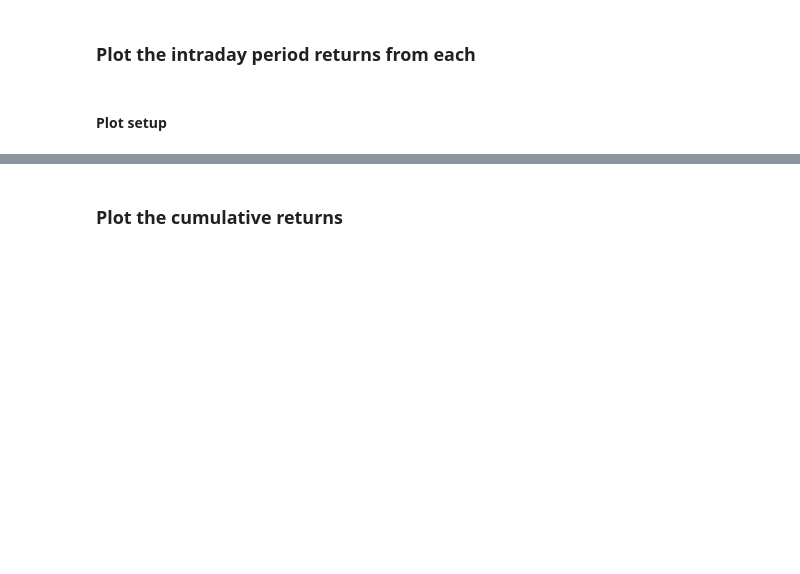
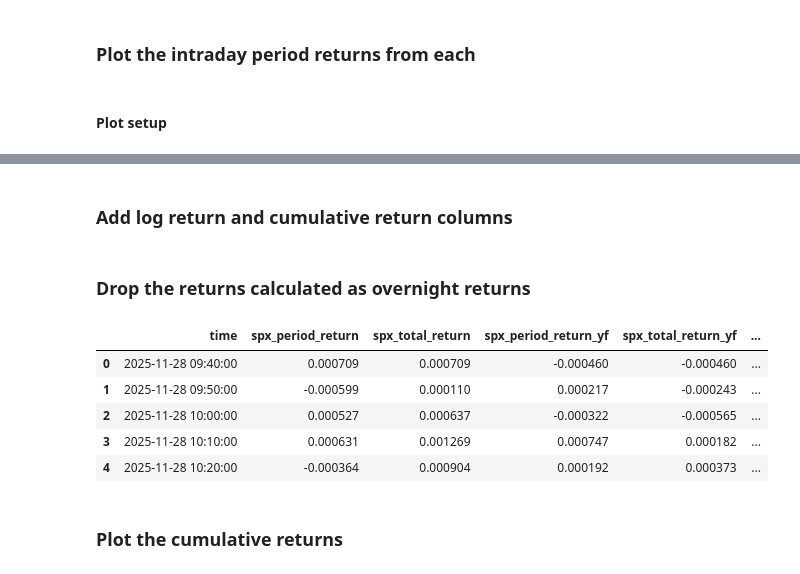
Before and after one commit to danielhalm1407/Risk-Control-Using-a-Bayesian-Joint-Quantile-Time-Series-Model-For-Asset-Returns, a Jupyter notebook: notebooks/NB02_Backtest_Intraday.ipynb, the cells around one changed output, grey strips where cells are left out. Drawn from its saved outputs; the diff is of its cells as text; code cells hidden in the pictures; blank space fills up the shorter version.

```diff
--- a/notebooks/NB02_Backtest_Intraday.ipynb
+++ b/notebooks/NB02_Backtest_Intraday.ipynb
@@ -308,0 +324,5 @@ KeyError: 'time'
+# %%
+# drop empty rows
+intraday_data_v2 = intraday_data.copy().dropna().reset_index().drop('index', axis=1)
+# %% [markdown]
+### Add log return and cumulative return columns
@@ -309,3 +367,25 @@ KeyError: 'time'
+# %% [markdown]
+### Drop the returns calculated as overnight returns
+# %%
+
+# first, drop the level columns, as no longer needed
+intraday_returns_df_v2 = intraday_returns_df.copy().drop(columns=[col for col in intraday_returns_df.columns if 'level' in col])
+
+# drop all the rows where time is 9:30, since the return value for that row is
+# actually the overnight return (market open)
+# experienced over multiple hours, not over the 10-minute interval
+
+intraday_returns_df_v2 = intraday_returns_df_v2[~((intraday_returns_df_v2['time'].dt.hour == 9) &
+                                                        (intraday_returns_df_v2['time'].dt.minute == 30))].reset_index().drop('index', axis=1)
+# %%
+intraday_returns_df_v2.head()
+# %% [output]
+|  | time | spx_period_return | spx_total_return | spx_period_return_yf | spx_total_return_yf | ... |
+| 0 | 2025-11-28 09:40:00 | 0.000709 | 0.000709 | -0.000460 | -0.000460 | ... |
+| 1 | 2025-11-28 09:50:00 | -0.000599 | 0.000110 | 0.000217 | -0.000243 | ... |
+| 2 | 2025-11-28 10:00:00 | 0.000527 | 0.000637 | -0.000322 | -0.000565 | ... |
+| 3 | 2025-11-28 10:10:00 | 0.000631 | 0.001269 | 0.000747 | 0.000182 | ... |
+| 4 | 2025-11-28 10:20:00 | -0.000364 | 0.000904 | 0.000192 | 0.000373 | ... |
 # %% [markdown]
 ### Plot the cumulative returns
 # %%
```
Also changed, not shown: parts of 19 cells of this notebook, 23 other files.
